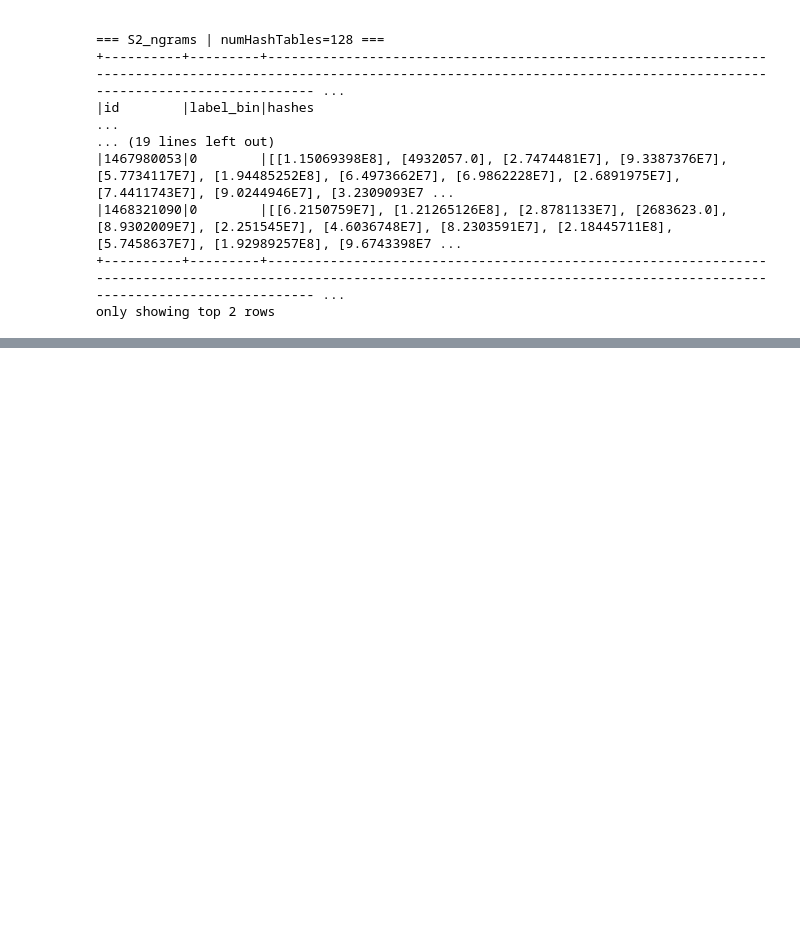
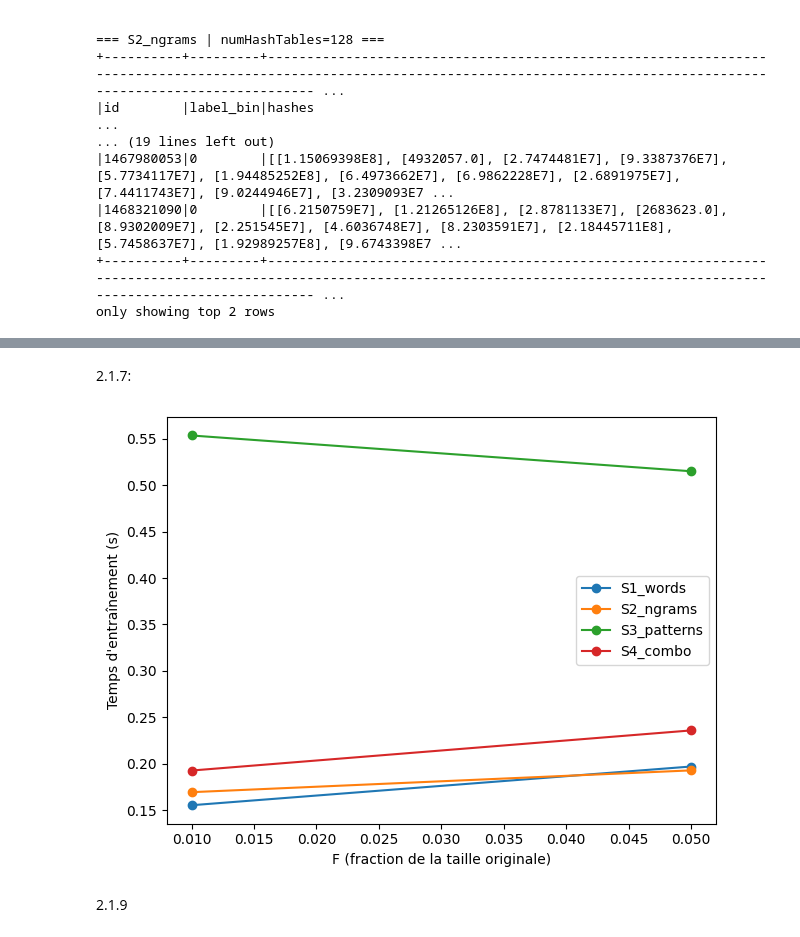
Before and after one commit to Michel065/projet-final-AADM, a Jupyter notebook: Code_Mini_Projet.ipynb, the cells around one changed output, grey strips where cells are left out. Drawn from its saved outputs; the diff is of its cells as text; code cells hidden in the pictures; blank space fills up the shorter version.

```diff
--- a/Code_Mini_Projet.ipynb
+++ b/Code_Mini_Projet.ipynb
@@ -535,0 +557,17 @@ only showing top 2 rows
+# %%
+NUM_HASH_LIST = (128, 250)
+LABEL_NAME = "label_mc"
+# Sous-échantillonnage (local)
+df_small_mc = limit_dataset_size(df_mc, ratio=0.001)
+
+df_s1_mc = make_s1_words(df_small_mc,LABEL_NAME)
+df_s2_mc = make_s2_ngrams(df_small_mc,label_name=LABEL_NAME)
+df_s3_mc = make_s3_patterns(df_small_mc,label_name=LABEL_NAME)
+df_s4_mc = make_s4_combo(df_small_mc,label_name=LABEL_NAME)
+
+models_s1_mc, train_s1_mc, test_s1_mc, times_s1_mc = train_models_for_scenario(df_s1_mc, numHashTables_list=NUM_HASH_LIST, train_ratio=0.8, cache=True, measure_time=True)
+models_s2_mc, train_s2_mc, test_s2_mc, times_s2_mc = train_models_for_scenario(df_s2_mc, numHashTables_list=NUM_HASH_LIST, train_ratio=0.8, cache=True, measure_time=True)
+models_s3_mc, train_s3_mc, test_s3_mc, times_s3_mc = train_models_for_scenario(df_s3_mc, numHashTables_list=NUM_HASH_LIST, train_ratio=0.8, cache=True, measure_time=True)
+models_s4_mc, train_s4_mc, test_s4_mc, times_s4_mc = train_models_for_scenario(df_s4_mc, numHashTables_list=NUM_HASH_LIST, train_ratio=0.8, cache=True, measure_time=True)
+
+print("OK: modèles multi-classes entraînés pour S1..S4 avec numHashTables =", NUM_HASH_LIST)
@@ -535,0 +619,34 @@ only showing top 2 rows
+# %% [markdown]
+2.1.7:
+# %%
+#F_list = (0.2, 0.4, 0.6, 0.8, 1.0)
+#en local:
+F_list = (0.01,0.05)
+
+rows = []
+
+S_all = [
+            ("S1_words", df_s1),
+            ("S2_ngrams", df_s2),
+            ("S3_patterns", df_s3),
+            ("S4_combo", df_s4),
+        ]
+
+for scenario_name, df_feat in S_all:
+    for nht in NUM_HASH_LIST:
+        df_tmp = benchmark_scalability_vs_fraction(
+            df_feat=df_feat,
+            scenario_name=scenario_name,
+            numHashTables=nht,
+            F_list=F_list,
+            cache=True
+        )
+        rows.append(df_tmp)
+
+df_scaling = pd.concat(rows, ignore_index=True)
+
+plot_scalability_fraction(df_scaling, hue="scenario")
+# %% [output]
+[figure, added]
+# %% [markdown]
+2.1.9
```
Also changed, not shown: parts of 18 cells of this notebook.
